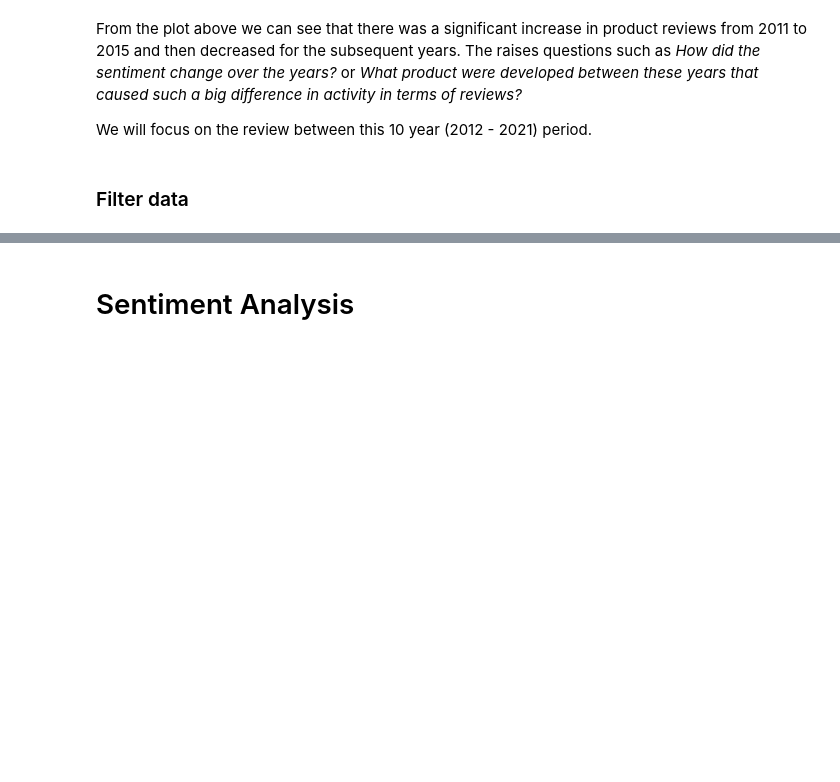
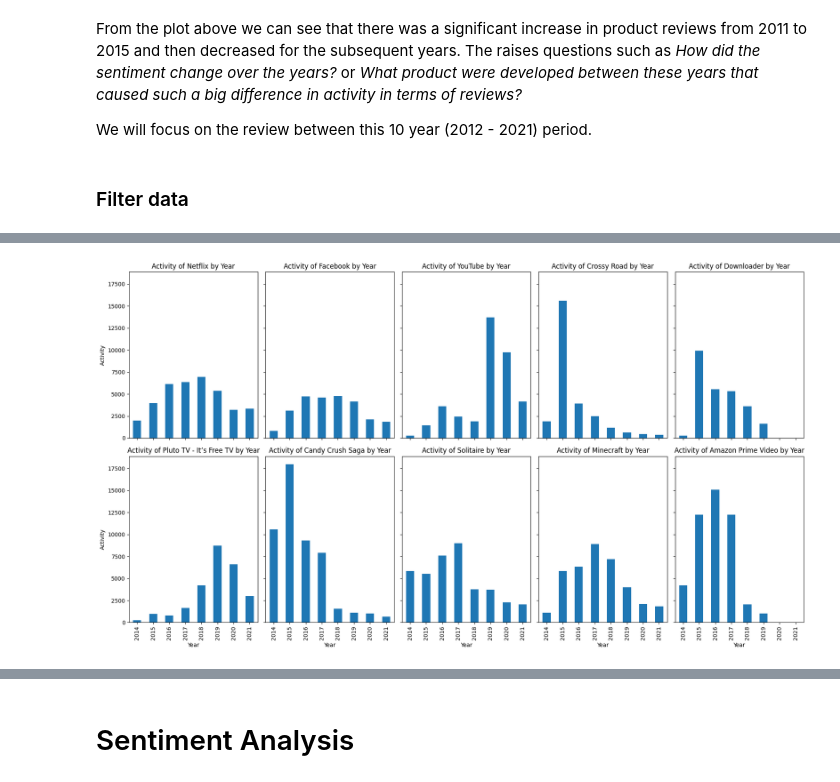
Before and after one commit to JsteReubsSoftware/COS781-Project, a Jupyter notebook: u21457060-COS781-Project.ipynb, the cells around one changed output, grey strips where cells are left out. Drawn from its saved outputs; the diff is of its cells as text; code cells hidden in the pictures; blank space fills up the shorter version.

```diff
--- a/u21457060-COS781-Project.ipynb
+++ b/u21457060-COS781-Project.ipynb
@@ -339,0 +367,28 @@ Name: count, dtype: int64
+# %%
+# Get unique products
+products = filtered_data['title_y'].unique()
+
+# Create subplots with 2 rows and 5 columns (10 products)
+fig, axes = plt.subplots(nrows=2, ncols=5, figsize=(18, 10), sharey=True, sharex=True)
+
+# Flatten the axes array for easier indexing
+axes = axes.flatten()
+
+for i, product in enumerate(products):
+    # Filter data for the specific product
+    product_data = filtered_data[filtered_data['title_y'] == product]
+
+    # Plot the activity by year for this product
+    product_data['year'].value_counts().sort_index().plot(
+        kind='bar',
+        ax=axes[i],
+        title=f'Activity of {product} by Year'
+    )
+    axes[i].set_xlabel('Year')
+    axes[i].set_ylabel('Activity')
+
+# Adjust layout and spacing
+plt.tight_layout()
+plt.show()
+# %% [output]
+[figure, added]
```
Also changed, not shown: parts of 33 cells of this notebook.
